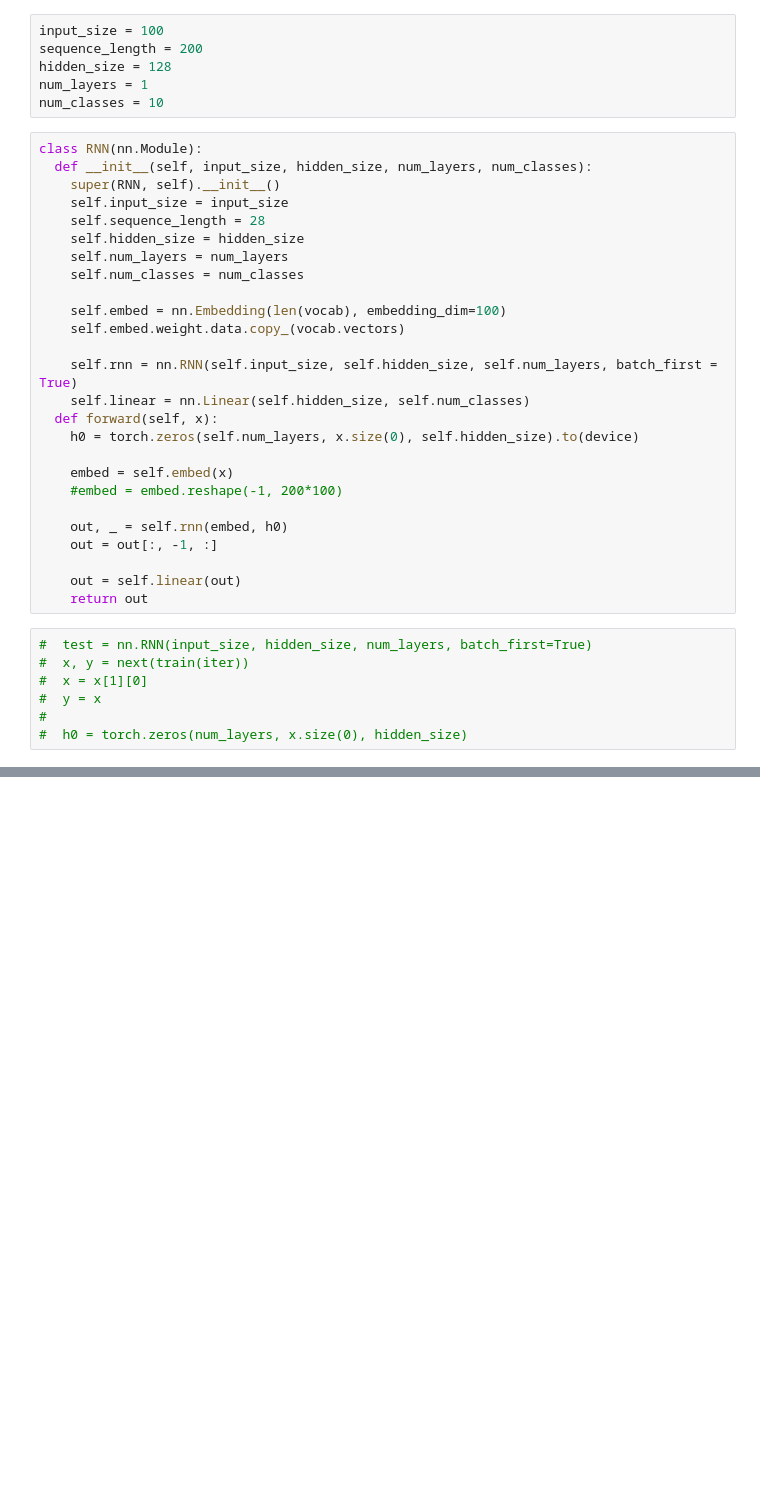
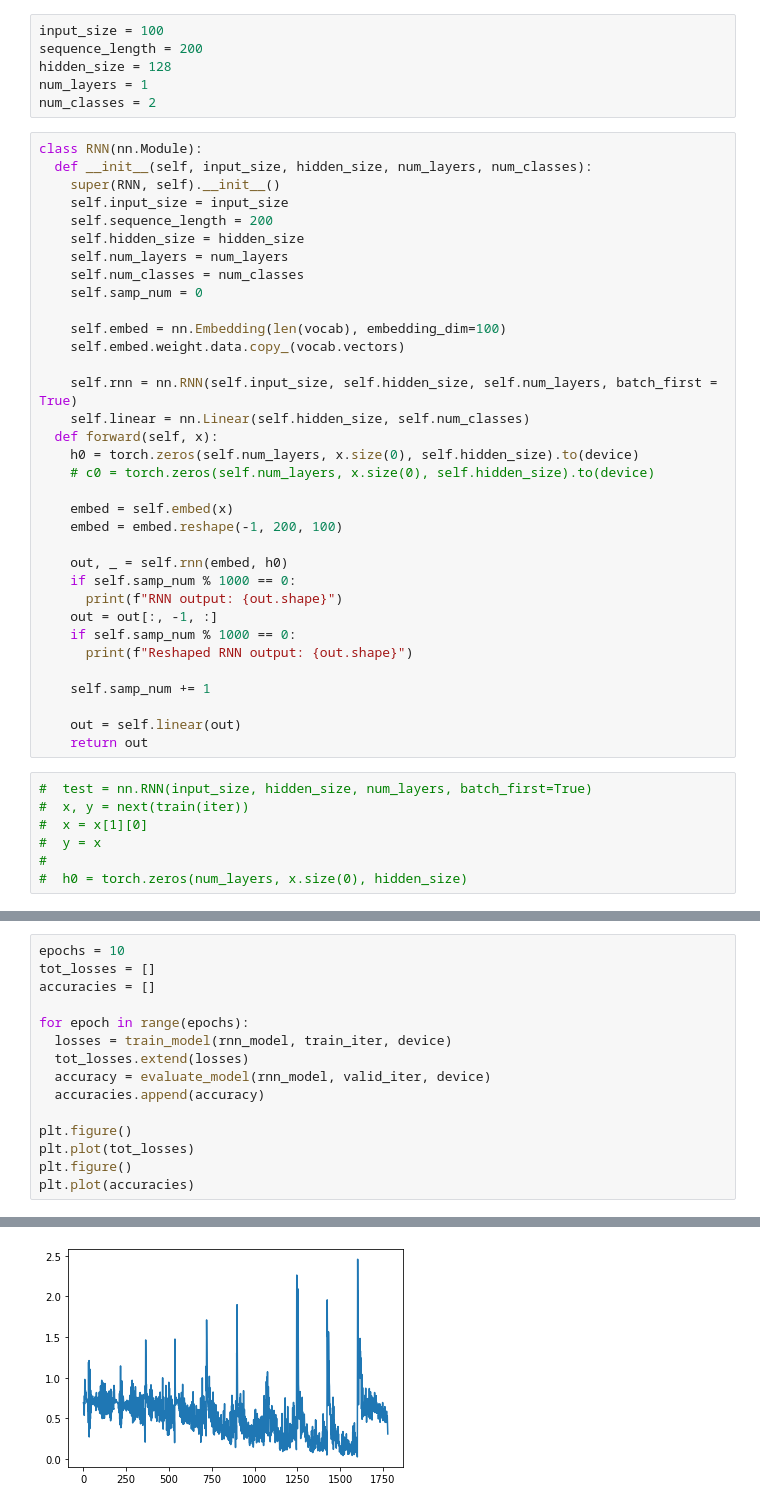
Before and after one commit to paulhkang/pied-paper-ml, a Jupyter notebook: text_classification.ipynb, the cells around one changed output, grey strips where cells are left out. Cells and saved outputs as stored; diff of their text form; blank space fills up the shorter version.

```diff
--- a/text_classification.ipynb
+++ b/text_classification.ipynb
@@ -526,16 +631,17 @@ input_size = 100
 sequence_length = 200
 hidden_size = 128
 num_layers = 1
-num_classes = 10
+num_classes = 2
 # %%
 class RNN(nn.Module):
   def __init__(self, input_size, hidden_size, num_layers, num_classes):
     super(RNN, self).__init__()
     self.input_size = input_size
-    self.sequence_length = 28
+    self.sequence_length = 200
     self.hidden_size = hidden_size
     self.num_layers = num_layers
     self.num_classes = num_classes
+    self.samp_num = 0
 
     self.embed = nn.Embedding(len(vocab), embedding_dim=100)
     self.embed.weight.data.copy_(vocab.vectors)
@@ -544,12 +650,19 @@ class RNN(nn.Module):
     self.linear = nn.Linear(self.hidden_size, self.num_classes)
   def forward(self, x):
     h0 = torch.zeros(self.num_layers, x.size(0), self.hidden_size).to(device)
+    # c0 = torch.zeros(self.num_layers, x.size(0), self.hidden_size).to(device)
 
     embed = self.embed(x)
-    #embed = embed.reshape(-1, 200*100)
+    embed = embed.reshape(-1, 200, 100)
 
     out, _ = self.rnn(embed, h0)
+    if self.samp_num % 1000 == 0:
+      print(f"RNN output: {out.shape}")
     out = out[:, -1, :]
+    if self.samp_num % 1000 == 0:
+      print(f"Reshaped RNN output: {out.shape}")
+
+    self.samp_num += 1
 
     out = self.linear(out)
     return out
@@ -567,0 +690,16 @@ criterion = nn.CrossEntropyLoss()
+# %%
+epochs = 10
+tot_losses = []
+accuracies = []
+
+for epoch in range(epochs):
+  losses = train_model(rnn_model, train_iter, device)
+  tot_losses.extend(losses)
+  accuracy = evaluate_model(rnn_model, valid_iter, device)
+  accuracies.append(accuracy)
+
+plt.figure()
+plt.plot(tot_losses)
+plt.figure()
+plt.plot(accuracies)
+# %% [output]
@@ -567,0 +724 @@ criterion = nn.CrossEntropyLoss()
+[figure, added]
```
Also changed, not shown: parts of 42 cells of this notebook, 1 other file.
